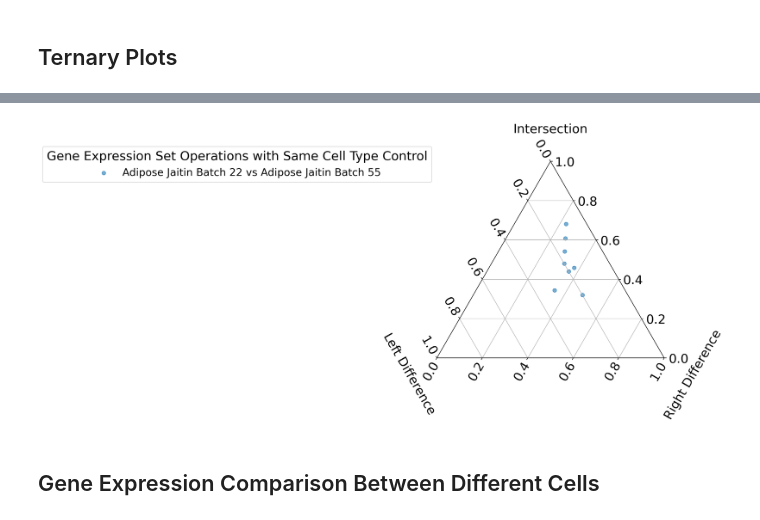
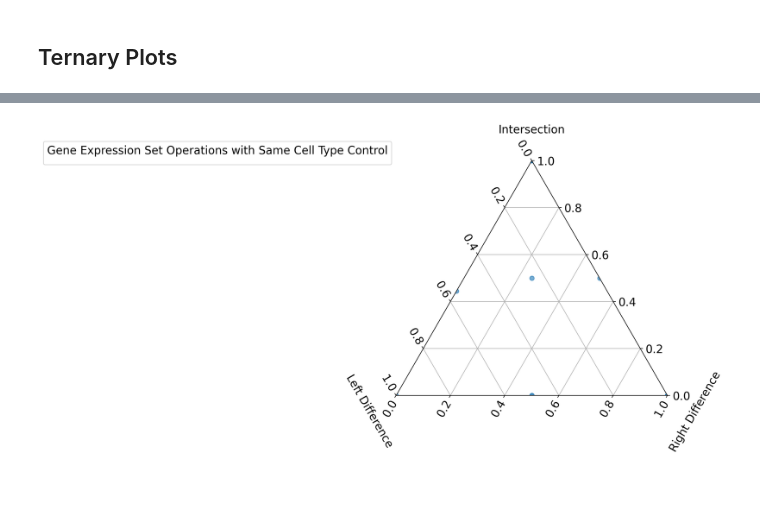
Before and after one commit to sbooeshaghi/llmarkers, a Jupyter notebook: analysis/deg_vs_human/compare_evidence.ipynb, the cells around one changed output, grey strips where cells are left out. Cells and saved outputs as stored; diff of their text form; code cells hidden in the pictures; blank space fills up the shorter version.

```diff
--- a/analysis/deg_vs_human/compare_evidence.ipynb
+++ b/analysis/deg_vs_human/compare_evidence.ipynb
@@ -239,4 +0,0 @@ cell_similarity_matrix = cell_intersection_stats(matrix)
-# %%
-left = np.diag(vals[:,:,0])
-itx = np.diag(vals[:,:,1])
-right = np.diag(vals[:,:,2])
@@ -316,0 +92,18 @@ fig.show()
+# %%
+# feature = "cell_type_label" # eventually change this to comparing based on a map we can create
+feature = "cell_type_id"
+
+hmn_features = pd.Series(hmn[feature].unique()).dropna().tolist()
+deg_features = pd.Series(deg[feature].unique()).dropna().tolist()
+
+l, x, r  = set_cmp(hmn_features, deg_features)               # raw counts
+nl, nx, nr = np.array([l,x,r]) / np.array([l,x,r]).sum()     # normalized counts
+lv, xv, rv  = set_cmp(hmn_features, deg_features, vals=True) # actual lists
+
+ct_vals = [l,x,r]
+ct_nvals = [nl,nx,nr]
+
+print(f"Human v DEG ({feature})")
+print("\tleft\titx\tright")
+print(f"raw\t{l}\t{x}\t{r}")
+print(f"norm\t{nl:.2f}\t{nx:.2f}\t{nr:.2f}")
@@ -316,0 +202,2 @@ fig.show()
+# %%
+(mtx, norm_mtx, hmnct, degct) = ctg_metric(hmn, deg, gene_col = "feature_name", ct_col = "cell_type_id", df1_label="hmn", df2_label="deg", comm_ct=True, comm_gene=True)
@@ -317,2 +332,7 @@ fig.show()
 # %% [markdown]
 ## Ternary Plots
+# %%
+tmp = norm_mtx[np.eye(norm_mtx.shape[0], dtype=bool)]
+l = tmp[:,0]
+x = tmp[:,1]
+r = tmp[:,2]
@@ -319,30 +359,18 @@ fig.show()
 # %%
-np.random.seed(seed=19)
-t0, l0, r0 = np.random.dirichlet(alpha=(2.0, 2.0, 2.0), size=100).T
-
-np.random.seed(seed=68)
-t1, l1, r1 = np.random.dirichlet(alpha=(2.0, 2.0, 2.0), size=100).T
-
-dt = t1 - t0
-dl = l1 - l0
-dr = r1 - r0
-
 fig = plt.figure(figsize=(15, 15))
 fig.subplots_adjust(left=0.075, right=0.85, wspace=0.3)
 
 ax = fig.add_subplot(1, 2, 1, projection="ternary")
-pc = ax.scatter(itx, left, right, alpha = 0.6, label = f"{fn_title1} vs {fn_title2}") # top, left, right
+pc = ax.scatter(x, l, r, alpha = 0.6, label = f"") # top, left, right
 
 ax.grid(visible=  True, axis = 'both')
 
 ax.set_tlabel('Intersection')
 ax.set_llabel('Left Difference')
 ax.set_rlabel('Right Difference')
 
 ax.legend(title = "Gene Expression Set Operations with Same Cell Type Control", fontsize = 'small', bbox_to_anchor=(0, 1, 0, .102))
 
 plt.show()
 # %% [output]
-[figure, old version]
+[figure, new version]
-# %% [markdown]
-## Gene Expression Comparison Between Different Cells
```
Also changed, not shown: parts of 49 cells of this notebook, 8 other files.
